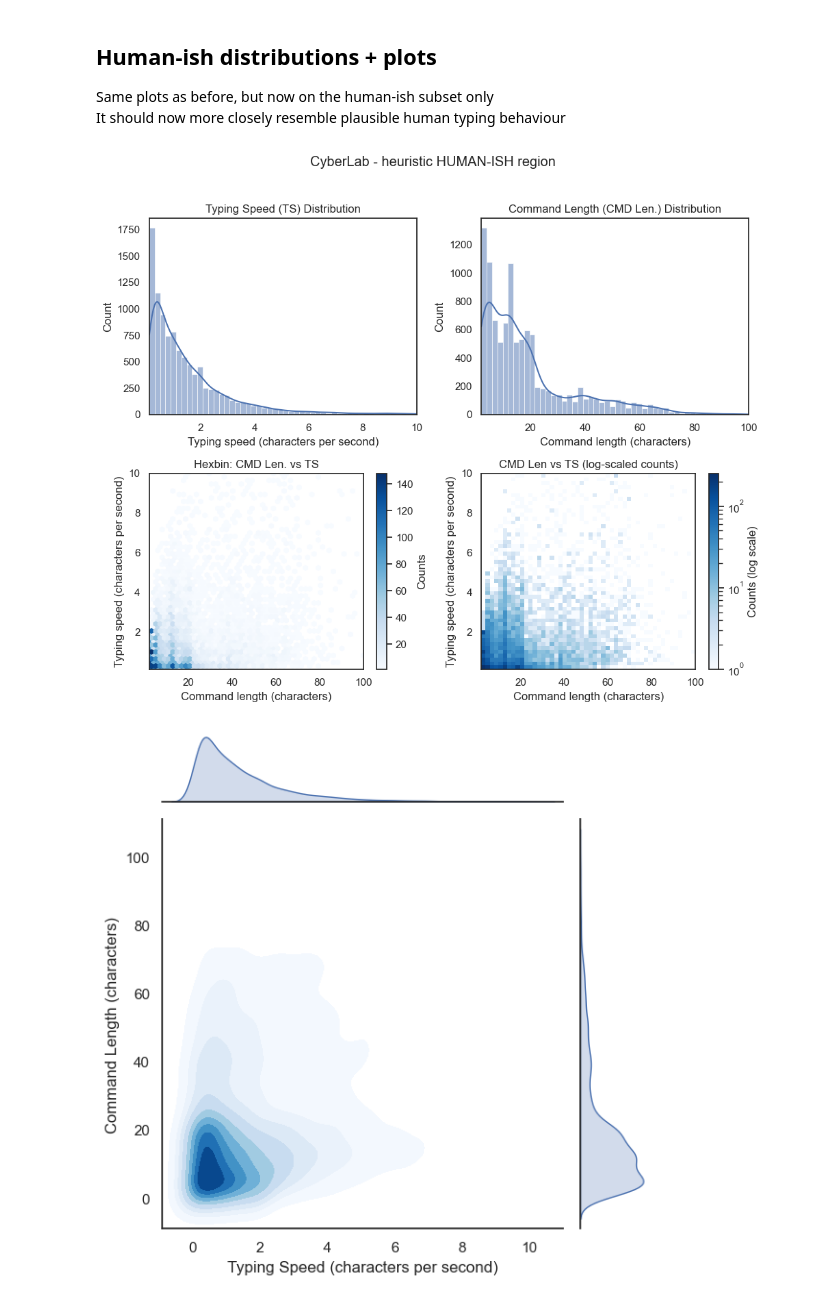
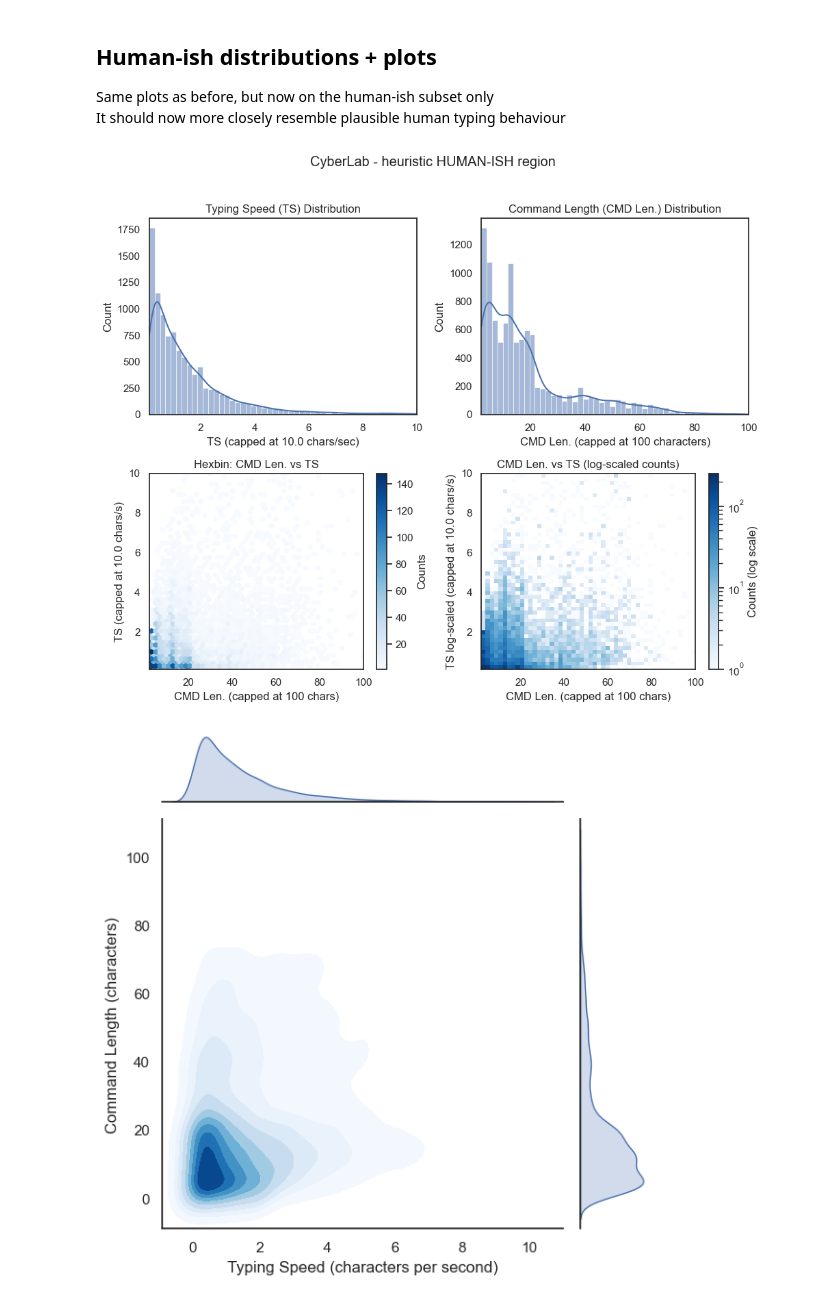
Before and after one commit to LewNew/PhD, a Jupyter notebook: projects/typing_speed/notebooks/Typing_EDA.ipynb, the cells around one changed output. Cells and saved outputs as stored; diff of their text form; code cells hidden in the pictures.

Commit message:
Typing_EDA.ipynb: Update 2x2 human-ish subset plot axes

```diff
--- a/projects/typing_speed/notebooks/Typing_EDA.ipynb
+++ b/projects/typing_speed/notebooks/Typing_EDA.ipynb
@@ -525,7 +525,7 @@ sns.histplot(
     color="#4c72b0"
 )
 axes[0, 0].set_title("Typing Speed (TS) Distribution")
-axes[0, 0].set_xlabel("Typing speed (characters per second)")
+axes[0, 0].set_xlabel(f"TS (capped at {MAX_TYPING_SPEED} chars/sec)")
 axes[0, 0].set_ylabel("Count")
 axes[0, 0].set_xlim(MIN_TYPING_SPEED, MAX_TYPING_SPEED)
 
@@ -538,7 +538,7 @@ sns.histplot(
     color="#4c72b0"
 )
 axes[0, 1].set_title("Command Length (CMD Len.) Distribution")
-axes[0, 1].set_xlabel("Command length (characters)")
+axes[0, 1].set_xlabel(f"CMD Len. (capped at {MAX_CMD_LENGTH} characters)")
 axes[0, 1].set_ylabel("Count")
 axes[0, 1].set_xlim(MIN_CMD_LENGTH, MAX_CMD_LENGTH)
 
@@ -546,39 +546,39 @@ axes[0, 1].set_xlim(MIN_CMD_LENGTH, MAX_CMD_LENGTH)
 hb = axes[1, 0].hexbin(
     df_human["cmd_length"],
     df_human["typing_speed"],
     gridsize=50,
     mincnt=1,
     cmap="Blues"
 )
 axes[1, 0].set_title("Hexbin: CMD Len. vs TS")
-axes[1, 0].set_xlabel("Command length (characters)")
-axes[1, 0].set_ylabel("Typing speed (characters per second)")
+axes[1, 0].set_xlabel(f"CMD Len. (capped at {MAX_CMD_LENGTH} chars)")
+axes[1, 0].set_ylabel(f"TS (capped at {MAX_TYPING_SPEED} chars/s)")
 axes[1, 0].set_xlim(MIN_CMD_LENGTH, MAX_CMD_LENGTH)
 axes[1, 0].set_ylim(MIN_TYPING_SPEED, MAX_TYPING_SPEED)
 cbar_hb = fig.colorbar(hb, ax=axes[1, 0])
 cbar_hb.set_label("Counts")
 
 # Bottom-right: 2D histogram with log colour scale
 hist = axes[1, 1].hist2d(
     df_human["cmd_length"],
     df_human["typing_speed"],
     bins=50,
     cmap="Blues",
     norm=LogNorm()
 )
-axes[1, 1].set_title("CMD Len vs TS (log-scaled counts)")
-axes[1, 1].set_xlabel("Command length (characters)")
-axes[1, 1].set_ylabel("Typing speed (characters per second)")
+axes[1, 1].set_title("CMD Len. vs TS (log-scaled counts)")
+axes[1, 1].set_xlabel(f"CMD Len. (capped at {MAX_CMD_LENGTH} chars)")
+axes[1, 1].set_ylabel(f"TS log-scaled (capped at {MAX_TYPING_SPEED} chars/s)")
 axes[1, 1].set_xlim(MIN_CMD_LENGTH, MAX_CMD_LENGTH)
 axes[1, 1].set_ylim(MIN_TYPING_SPEED, MAX_TYPING_SPEED)
 cbar_hist = fig.colorbar(hist[3], ax=axes[1, 1])
 cbar_hist.set_label("Counts (log scale)")
 
 fig.suptitle("CyberLab - heuristic HUMAN-ISH region", y=1.02)
 plt.tight_layout()
 plt.show()
 # %% [output]
-[figure, old version]
+[figure, new version]
 # %%
 # Joint KDE: Typing speed vs command length - HUMAN-ISH subset
 
```
